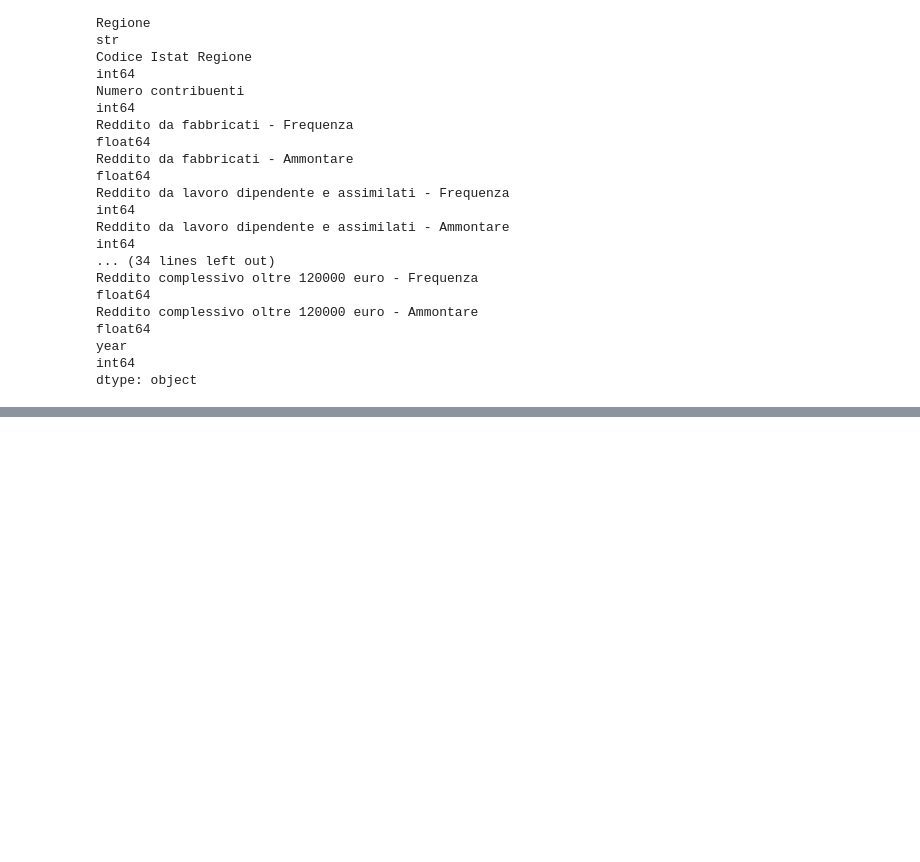
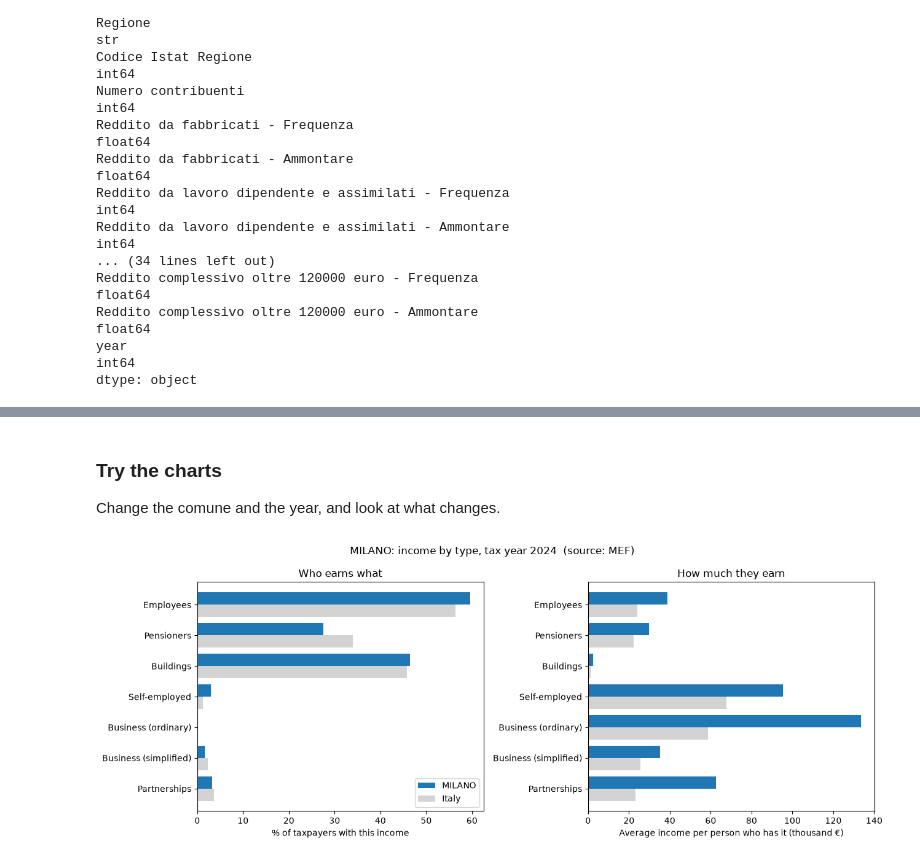
Before and after one commit to mehranyom/housing-affordability-italy, a Jupyter notebook: notebooks/01_data_exploration.ipynb, the cells around one changed output, grey strips where cells are left out. Drawn from its saved outputs; the diff is of its cells as text; code cells hidden in the pictures; blank space fills up the shorter version.

Commit message:
Explore MEF data: checks, column harmonisation and first charts

```diff
--- a/notebooks/01_data_exploration.ipynb
+++ b/notebooks/01_data_exploration.ipynb
@@ -90,7 +90,14 @@ for year in INCOME_YEARS:
     print(f"Loading {existing_file.name} into pandas...")
 
     if existing_file.suffix == ".csv":
-        df = pd.read_csv(existing_file, delimiter=';',dtype={"Codice Istat Comune": str}, encoding="utf-8")
+        df = pd.read_csv(
+                        existing_file,
+                        sep=";",
+                        encoding="latin-1",
+                        dtype={"Codice Istat Comune": str},
+                        keep_default_na=False,   # don't treat "NA", "N/A", "null"... as missing, since napoli province is NA
+                        na_values=[""],          # only an empty cell is missing
+                    )
     else:
         df = pd.read_excel(existing_file)
 
@@ -152,0 +252,8 @@ MILAN_CODE = "015146"
+# %%
+for year, df in mef_dfs.items():
+    unique = df[CODE_COL].is_unique
+    print(f"{year}: codes unique = {unique}")
+    if not unique:
+        # keep=False marks ALL copies of a duplicated code, so we see every one
+        duplicates = df[df[CODE_COL].duplicated(keep=False)]
+        print(duplicates[[CODE_COL, NAME_COL]].sort_values(CODE_COL))
@@ -152,0 +266,18 @@ MILAN_CODE = "015146"
+# %%
+for year, df in mef_dfs.items():
+    df["mean_income"] = df[TAXABLE_AMOUNT_COL] / df[TAXABLE_FREQ_COL]
+
+    print(f"===== {year} =====")
+    print(df["mean_income"].describe().round(0))
+
+    columns_to_show = [CODE_COL, NAME_COL, TAXPAYERS_COL, "mean_income"]
+    print("\n5 lowest:")
+    print(df.nsmallest(5, "mean_income")[columns_to_show])
+    print("\n5 highest:")
+    print(df.nlargest(5, "mean_income")[columns_to_show])
+    print("\nMilan:")
+    print(df.loc[df[CODE_COL] == MILAN_CODE, columns_to_show])
+    print()
+
+# Look at the size of the extreme comuni: are they tiny villages?
+# A village with 50 taxpayers can have a strange average because of 1-2 people.
@@ -152,0 +602,8 @@ MILAN_CODE = "015146"
+# %% [markdown]
+### Try the charts
+Change the comune and the year, and look at what changes.
+# %%
+plot_income_types(mef_dfs[2024], "MILANO")
+plt.show()
+# %% [output]
+[figure, added]
```
Also changed, not shown: parts of 18 cells of this notebook.
